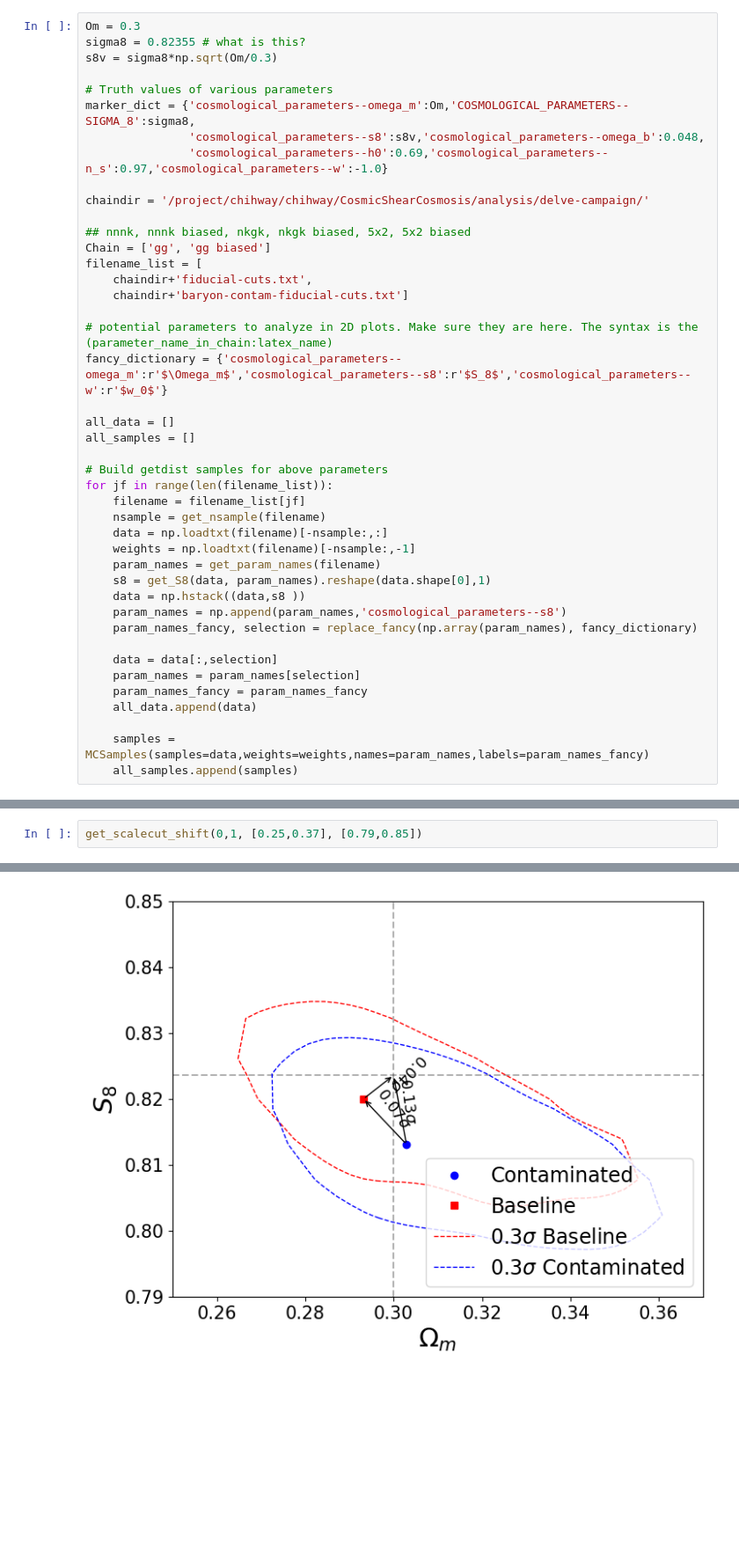
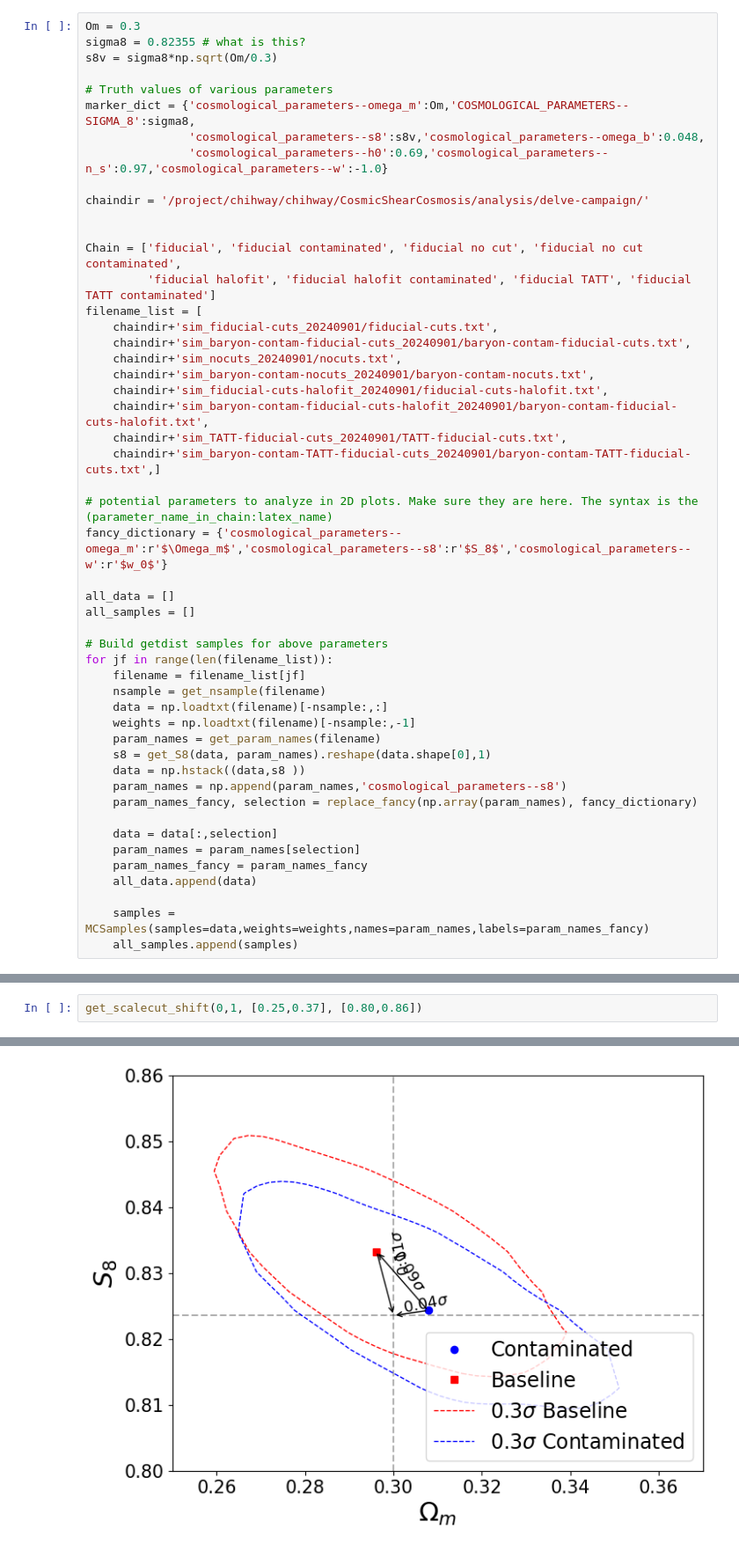
Before and after one commit to delve-survey/CosmicShearCosmosis, a Jupyter notebook: notebooks/CalculateScaleCutShift.ipynb, the cells around one changed output, grey strips where cells are left out. Shown at 88% size. Cells and saved outputs as stored; diff of their text form; blank space fills up the shorter version.

```diff
--- a/notebooks/CalculateScaleCutShift.ipynb
+++ b/notebooks/CalculateScaleCutShift.ipynb
@@ -161,11 +161,18 @@ marker_dict = {'cosmological_parameters--omega_m':Om,'COSMOLOGICAL_PARAMETERS--S
 
 chaindir = '/project/chihway/chihway/CosmicShearCosmosis/analysis/delve-campaign/'
 
-## nnnk, nnnk biased, nkgk, nkgk biased, 5x2, 5x2 biased
-Chain = ['gg', 'gg biased']
+
+Chain = ['fiducial', 'fiducial contaminated', 'fiducial no cut', 'fiducial no cut contaminated',
+         'fiducial halofit', 'fiducial halofit contaminated', 'fiducial TATT', 'fiducial TATT contaminated']
 filename_list = [
-    chaindir+'fiducial-cuts.txt',
-    chaindir+'baryon-contam-fiducial-cuts.txt']
+    chaindir+'sim_fiducial-cuts_20240901/fiducial-cuts.txt',
+    chaindir+'sim_baryon-contam-fiducial-cuts_20240901/baryon-contam-fiducial-cuts.txt',
+    chaindir+'sim_nocuts_20240901/nocuts.txt',
+    chaindir+'sim_baryon-contam-nocuts_20240901/baryon-contam-nocuts.txt',
+    chaindir+'sim_fiducial-cuts-halofit_20240901/fiducial-cuts-halofit.txt',
+    chaindir+'sim_baryon-contam-fiducial-cuts-halofit_20240901/baryon-contam-fiducial-cuts-halofit.txt',
+    chaindir+'sim_TATT-fiducial-cuts_20240901/TATT-fiducial-cuts.txt',
+    chaindir+'sim_baryon-contam-TATT-fiducial-cuts_20240901/baryon-contam-TATT-fiducial-cuts.txt',]
 
 # potential parameters to analyze in 2D plots. Make sure they are here. The syntax is the (parameter_name_in_chain:latex_name)
 fancy_dictionary = {'cosmological_parameters--omega_m':r'$\Omega_m$','cosmological_parameters--s8':r'$S_8$','cosmological_parameters--w':r'$w_0$'}
@@ -285,5 +298,5 @@ def get_scalecut_shift(i,j, xlims=[0.27,0.37], ylims=[0.77,0.88]):
     fracx, fracy, angle = get_frac_angle(np.array([param1_cont, param2_cont]),np.array([param1_truth,param2_truth]),xlims, ylims)
     ax.text( fracx, fracy,str(np.round(res_truth_cont[0],2)) + r'$\sigma$', rotation=angle, fontsize=13)
 # %%
-get_scalecut_shift(0,1, [0.25,0.37], [0.79,0.85])
+get_scalecut_shift(0,1, [0.25,0.37], [0.80,0.86])
 # %% [output]
@@ -313,3 +326,3 @@ Optimization terminated successfully.
 <Figure size 600x450 with 0 Axes>
 <Figure size 600x450 with 0 Axes>
-[figure, old version]
+[figure, new version]
```
Also changed, not shown: parts of 5 cells of this notebook, 3 other files.
